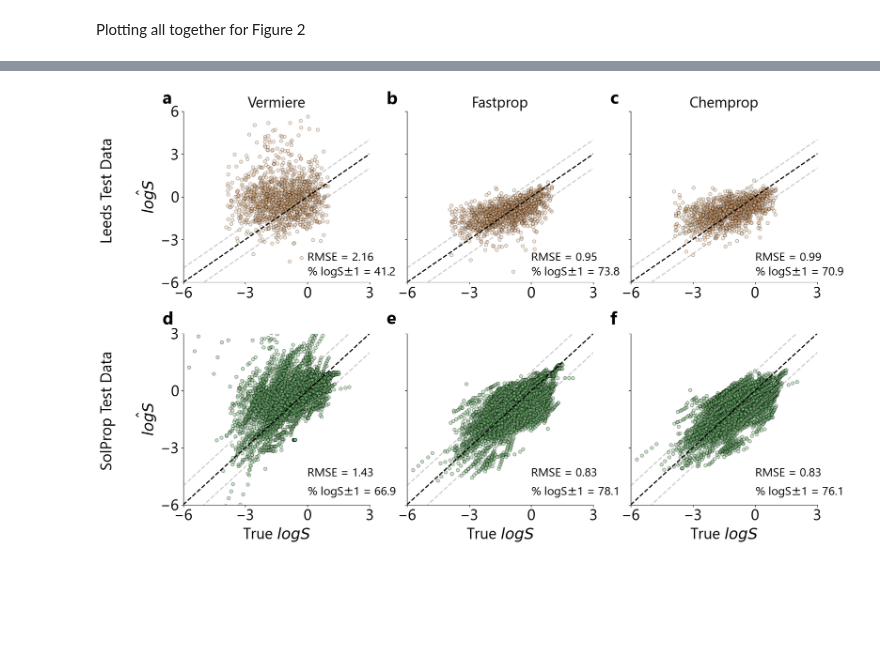
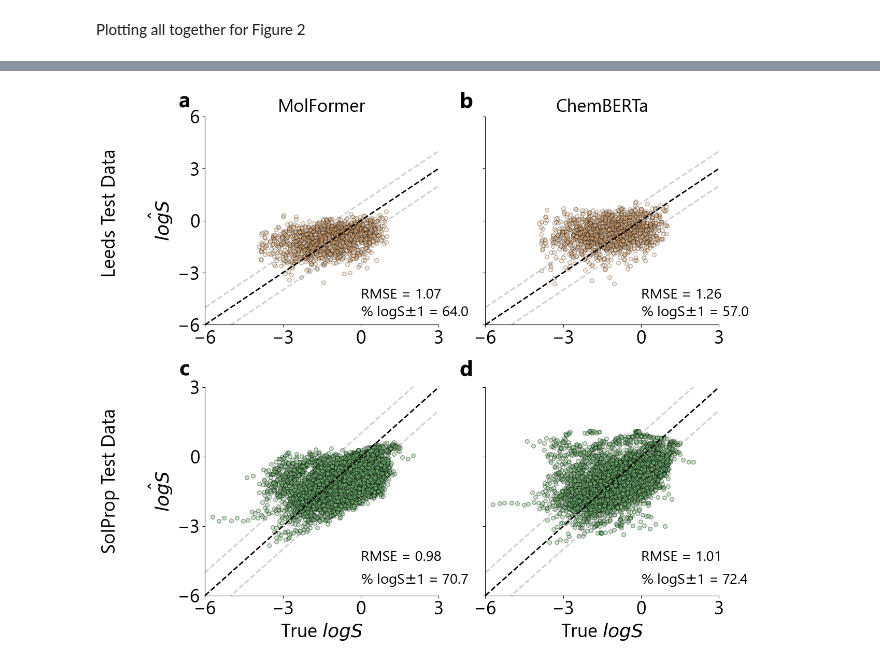
Before and after one commit to JacksonBurns/fastsolv, a Jupyter notebook: paper/analysis/transformer_performance.ipynb, the cells around one changed output, grey strips where cells are left out. Cells and saved outputs as stored; diff of their text form; code cells hidden in the pictures; blank space fills up the shorter version.

```diff
--- a/paper/analysis/transformer_performance.ipynb
+++ b/paper/analysis/transformer_performance.ipynb
@@ -129,28 +119,14 @@ PearsonRResult(statistic=0.45757684092609063, pvalue=4.72852652096649e-269)
 # %% [markdown]
 Plotting all together for Figure 2
 # %%
-plt.figure(figsize=[6.4*3,4.8*2.5])
-ax1 = plt.subplot2grid(shape=(2,3), loc=(0,0), colspan=1)
-custom_cmap = LinearSegmentedColormap.from_list('custom_cmap', ['#EEEEEE','#696969', '#ab3675',colors[5]])
+plt.figure(figsize=[6.4*2,4.8*2.5])
+ax1 = plt.subplot2grid(shape=(2,2), loc=(0,0), colspan=1)
 
 ax1.plot([-6, 6], [-6,6], linestyle = '--', linewidth = 2, color = 'black')
 ax1.plot([-6, 6], [-5,7], linestyle = '--', linewidth = 2, color = 'gray', alpha = 0.4)
 ax1.plot([-6, 6], [-7,5], linestyle = '--', linewidth = 2, color = 'gray', alpha = 0.4)
 
-
-# Calculate the point density
-xy = np.vstack([leeds_all_solprop['logS_true'],leeds_all_solprop['logST (method1) [log10(mol/L)]']])
-z = gaussian_kde(xy)(xy)
-
-# Sort the points by density, so that the densest points are plotted last
-idx = z.argsort()
-x, y, z = leeds_all_solprop['logS_true'][idx], leeds_all_solprop['logST (method1) [log10(mol/L)]'][idx], z[idx]
-
-
-# sc = ax1.scatter(x, y, c=z, s=30, cmap=custom_cmap, norm= LogNorm())
-# cbar = plt.colorbar(sc, ax=ax1)
-# cbar.set_label('Density')
-ax1.scatter(leeds_all_solprop['logS_true'],leeds_all_solprop['logST (method1) [log10(mol/L)]'], alpha =0.3, s = 30, edgecolors = 'black', color = colors[2])
+ax1.scatter(leeds_all_molformer['logS_true'],leeds_all_molformer['logS_pred'], alpha =0.3, s = 30, edgecolors = 'black', color = colors[2])
 
 
 ax1.set_xlim([-6, 3])
@@ -162,19 +138,19 @@ ax1.set_ylabel(r"$\hat{logS}$")
 #ax1.set_xlabel(r"True $logS$")
 ax1.legend(prop={'size': 20}, loc = 'upper right', frameon = False, bbox_to_anchor=(1.1,0.6))
 ax1.spines[['right', 'top']].set_visible(False)
-ax1.set_title("Vermiere", fontsize = 25)
-ax1.text(-0,-4.5, f"RMSE = {np.sqrt(mse_leeds_solprop):.2f}", fontsize = 20)
-ax1.text(-0,-5.5, '% logS' + r'$\pm$'  + f"1 = {percentage_within_1_unit_leeds_solprop:.1f}", fontsize = 20)
+ax1.set_title("MolFormer", fontsize = 25)
+ax1.text(-0,-4.5, f"RMSE = {np.sqrt(mse_leeds_molformer):.2f}", fontsize = 20)
+ax1.text(-0,-5.5, '% logS' + r'$\pm$'  + f"1 = {percentage_within_1_unit_leeds_molformer:.1f}", fontsize = 20)
 ax1.text(-7, 6.5, "a", weight='bold', fontsize = 30)
 ax1.text(-10, -3, "Leeds Test Data", rotation = 'vertical')
 
-ax2 = plt.subplot2grid(shape=(2,3), loc=(0,1), colspan=1)
+ax2 = plt.subplot2grid(shape=(2,2), loc=(0,1), colspan=1)
 
 ax2.plot([-6, 6], [-6,6], linestyle = '--', linewidth = 2, color = 'black')
 ax2.plot([-6, 6], [-5,7], linestyle = '--', linewidth = 2, color = 'gray', alpha = 0.4)
 ax2.plot([-6, 6], [-7,5], linestyle = '--', linewidth = 2, color = 'gray', alpha = 0.4)
 
-ax2.scatter(leeds_all['logS_true'],leeds_all['logS_pred'], alpha =0.3, s = 30, edgecolors = 'black', color = colors[2])
+ax2.scatter(leeds_all_molformer['logS_true'],leeds_all['logS_pred'], alpha =0.3, s = 30, edgecolors = 'black', color = colors[2])
 
 ax2.set_xlim([-6, 3])
 ax2.set_xticks([-6, -3, 0, 3])
@@ -186,43 +162,17 @@ ax2.set_yticklabels([])
 #ax2.set_xlabel(r"True $logS$")
 ax2.legend(prop={'size': 20}, loc = 'upper right', frameon = False, bbox_to_anchor=(1.1,0.6))
 ax2.spines[['right', 'top']].set_visible(False)
-ax2.text(-0,-4.5, f"RMSE = {np.sqrt(mse_leeds_fastprop):.2f}", fontsize = 20)
-ax2.text(-0,-5.5, '% logS' + r'$\pm$'  + f"1 = {percentage_within_1_unit_leeds_fastprop:.1f}", fontsize = 20)
+ax2.text(-0,-4.5, f"RMSE = {np.sqrt(mse_leeds_chemberta):.2f}", fontsize = 20)
+ax2.text(-0,-5.5, '% logS' + r'$\pm$'  + f"1 = {percentage_within_1_unit_leeds_chemberta:.1f}", fontsize = 20)
 ax2.text(-7, 6.5, "b", weight='bold', fontsize = 30)
 
-ax2.set_title("Fastprop", fontsize = 25)
+ax2.set_title("ChemBERTa", fontsize = 25)
 
-ax3 = plt.subplot2grid(shape=(2,3), loc=(0,2), colspan=1)
-
-ax3.plot([-6, 6], [-6,6], linestyle = '--', linewidth = 2, color = 'black')
-ax3.plot([-6, 6], [-5,7], linestyle = '--', linewidth = 2, color = 'gray', alpha = 0.4)
-ax3.plot([-6, 6], [-7,5], linestyle = '--', linewidth = 2, color = 'gray', alpha = 0.4)
-
-ax3.scatter(leeds_all_chemprop['logS_true'],leeds_all_chemprop['logS_pred'], alpha =0.3, s = 30, edgecolors = 'black', color = colors[2])
-
-ax3.set_xlim([-6, 3])
-ax3.set_xticks([-6, -3, 0, 3])
-
-ax3.set_ylim([-6,6])
-ax3.set_yticks([-6, -3, 0, 3, 6])
-ax3.set_yticklabels([])
-
-#ax3.set_ylabel(r"$\hat{logS}$")
-#ax3.set_xlabel(r"True $logS$")
-ax3.legend(prop={'size': 20}, loc = 'upper right', frameon = False, bbox_to_anchor=(1.08,0.3))
-ax3.text(-0,-4.5, f"RMSE = {np.sqrt(mse_leeds_molformer):.2f}", fontsize = 20)
-ax3.text(-0,-5.5, '% logS' + r'$\pm$'  + f"1 = {percentage_within_1_unit_leeds_molformer:.1f}", fontsize = 20)
-ax3.text(-7, 6.5, "c", weight='bold', fontsize = 30)
-
-#ax3.text(1,-5.5, "RMSE = 2.01", fontsize = 20)
-ax3.spines[['right', 'top']].set_visible(False)
-ax3.set_title("Chemprop", fontsize = 25)
-
-ax4 = plt.subplot2grid(shape=(2,3), loc=(1,0), colspan=1)
+ax4 = plt.subplot2grid(shape=(2,2), loc=(1,0), colspan=1)
 ax4.plot([-6, 6], [-6,6], linestyle = '--', linewidth = 2, color = 'black')
 ax4.plot([-6, 6], [-7,5], linestyle = '--', linewidth = 2, color = 'gray', alpha = 0.4)
 ax4.plot([-6, 6], [-5,7], linestyle = '--', linewidth = 2, color = 'gray', alpha = 0.4)
-ax4.scatter(solprop_solprop_predictions['logS_true'],solprop_solprop_predictions['logS_pred'], alpha =0.4, s = 30, edgecolors = 'black', color = colors[0])
+ax4.scatter(molformer_solprop_predictions['logS_true'],molformer_solprop_predictions['logS_pred'], alpha =0.4, s = 30, edgecolors = 'black', color = colors[0])
 ax4.set_xlim([-6,3])
 ax4.set_xticks([-6, -3, 0, 3])
 ax4.set_ylim([-6,3])
@@ -230,14 +180,14 @@ ax4.set_yticks([-6, -3, 0, 3])
 ax4.set_ylabel(r"$\hat{logS}$")
 ax4.set_xlabel(r"True $logS$")
 #ax4.legend(prop={'size': 20}, loc = 'upper left', frameon = False, bbox_to_anchor=(-0.05,1.1))
-ax4.text(0,-4.5, f"RMSE = {np.sqrt(mse_solprop_solprop):.2f}", fontsize = 20)
-ax4.text(0,-5.5, '% logS' + r'$\pm$'  + f"1 = {percentage_within_1_unit_solprop_solprop:.1f}", fontsize = 20)
+ax4.text(0,-4.5, f"RMSE = {np.sqrt(mse_molformer_solprop):.2f}", fontsize = 20)
+ax4.text(0,-5.5, '% logS' + r'$\pm$'  + f"1 = {percentage_within_1_unit_molformer_solprop:.1f}", fontsize = 20)
 ax4.spines[['right', 'top']].set_visible(False)
-ax4.text(-7, 3.5, "d", weight='bold', fontsize = 30)
+ax4.text(-7, 3.5, "c", weight='bold', fontsize = 30)
 ax4.text(-10, -4, "SolProp Test Data", rotation = 'vertical')
 
 
-ax5 = plt.subplot2grid(shape=(2,3), loc=(1,1), colspan=1)
+ax5 = plt.subplot2grid(shape=(2,2), loc=(1,1), colspan=1)
 ax5.plot([-6, 6], [-6,6], linestyle = '--', linewidth = 2, color = 'black')
 ax5.plot([-6, 6], [-7,5], linestyle = '--', linewidth = 2, color = 'gray', alpha = 0.4)
 ax5.plot([-6, 6], [-5,7], linestyle = '--', linewidth = 2, color = 'gray', alpha = 0.4)
@@ -253,26 +203,7 @@ ax5.set_xlabel(r"True $logS$")
 ax5.text(0,-4.5, f"RMSE = {np.sqrt(mse_chemberta_solprop):.2f}", fontsize = 20)
 ax5.text(0,-5.5, '% logS' + r'$\pm$'  + f"1 = {percentage_within_1_unit_chemberta_solprop:.1f}", fontsize = 20)
 ax5.spines[['right', 'top']].set_visible(False)
-ax5.text(-7, 3.5, "e", weight='bold', fontsize = 30)
-
-
-ax6 = plt.subplot2grid(shape=(2,3), loc=(1,2), colspan=1)
-ax6.plot([-6, 6], [-6,6], linestyle = '--', linewidth = 2, color = 'black')
-ax6.plot([-6, 6], [-7,5], linestyle = '--', linewidth = 2, color = 'gray', alpha = 0.4)
-ax6.plot([-6, 6], [-5,7], linestyle = '--', linewidth = 2, color = 'gray', alpha = 0.4)
-ax6.scatter(molformer_solprop_predictions['logS_true'],molformer_solprop_predictions['logS_pred'], alpha =0.4, s = 30, edgecolors = 'black', color = colors[0])
-ax6.set_xlim([-6,3])
-ax6.set_xticks([-6, -3, 0, 3])
-ax6.set_ylim([-6,3])
-ax6.set_yticks([-6, -3, 0, 3])
-ax6.set_yticklabels([])
-#ax5.set_ylabel(r"$\hat{logS}$")
-ax6.set_xlabel(r"True $logS$")
-#ax5.legend(prop={'size': 20}, loc = 'upper left', frameon = False, bbox_to_anchor=(-0.05,1.1))
-ax6.text(0,-4.5, f"RMSE = {np.sqrt(mse_molformer_solprop):.2f}", fontsize = 20)
-ax6.text(0,-5.5, '% logS' + r'$\pm$'  + f"1 = {percentage_within_1_unit_molformer_solprop:.1f}", fontsize = 20)
-ax6.spines[['right', 'top']].set_visible(False)
-ax6.text(-7, 3.5, "f", weight='bold', fontsize = 30)
+ax5.text(-7, 3.5, "d", weight='bold', fontsize = 30)
 
 plt.subplots_adjust(hspace=0.3)
 plt.show()
@@ -283 +213 @@ No artists with labels found to put in legend.  Note that artists whose label st
-[figure, old version]
+[figure, new version]
```
Also changed, not shown: parts of 2 cells of this notebook, 3 other files.
